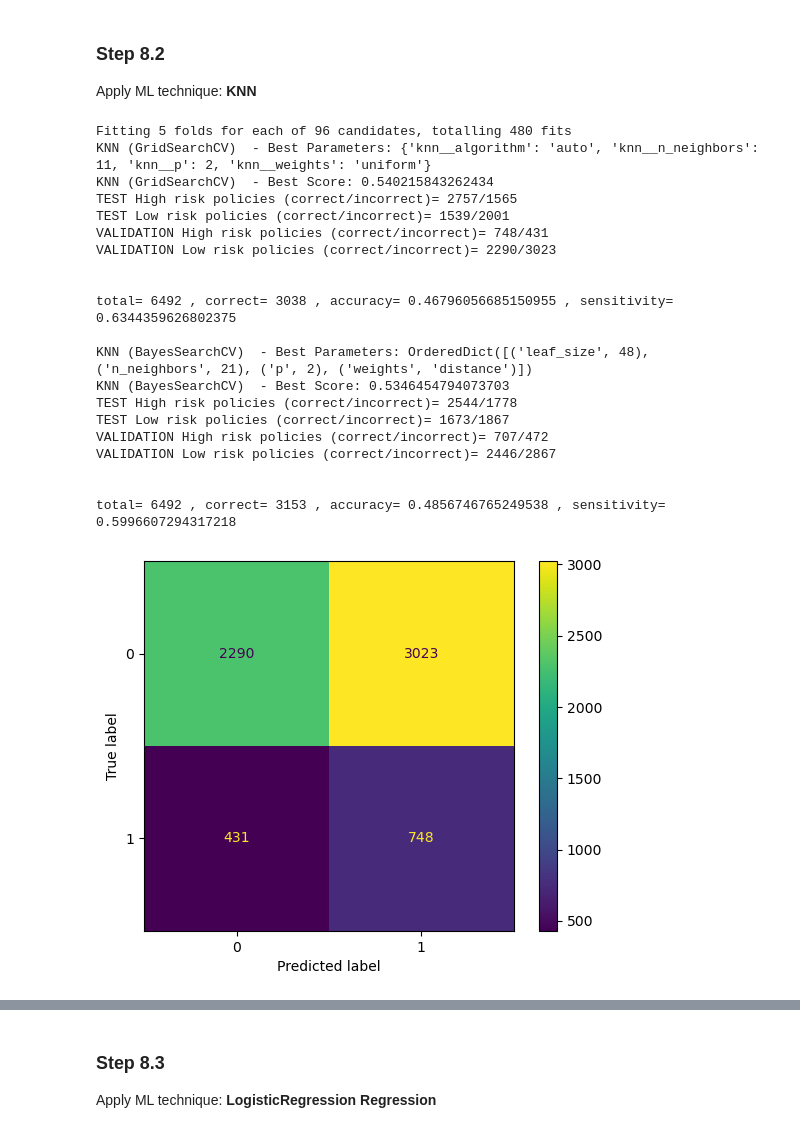
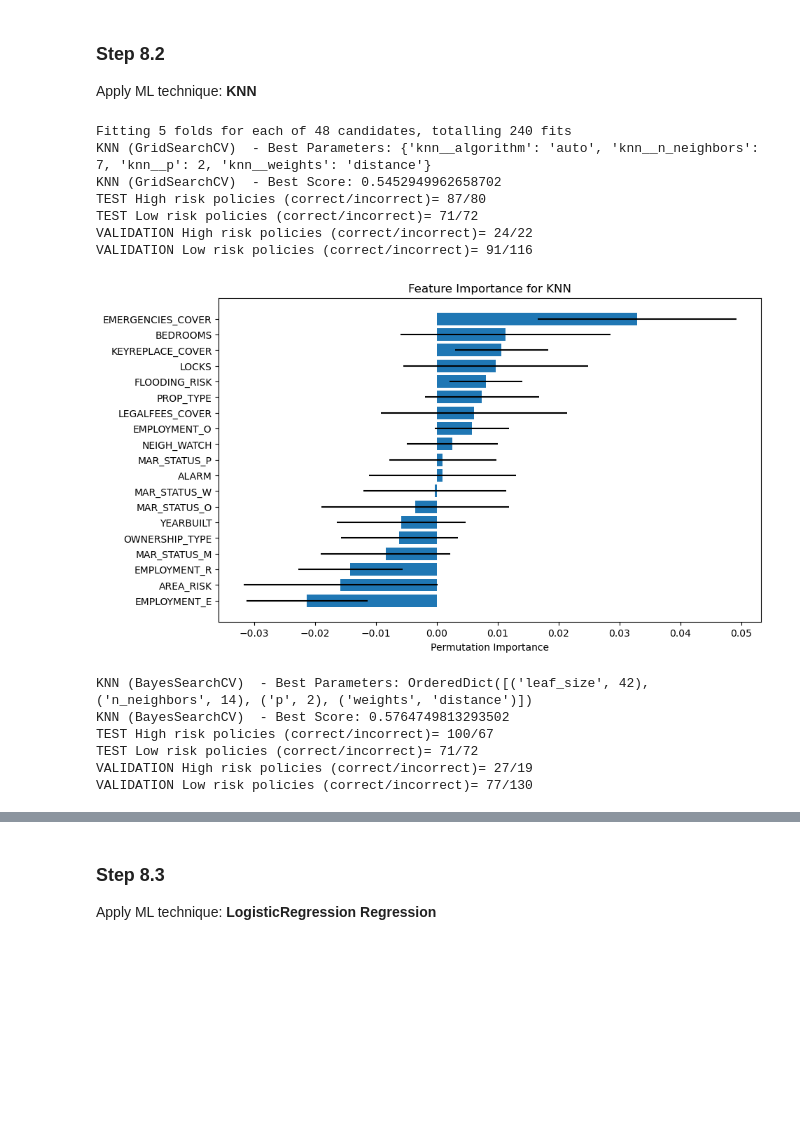
Before and after one commit to vhar19/Capstone, a Jupyter notebook: capstone.ipynb, the cells around one changed output, grey strips where cells are left out. Drawn from its saved outputs; the diff is of its cells as text; code cells hidden in the pictures; blank space fills up the shorter version.

```diff
--- a/capstone.ipynb
+++ b/capstone.ipynb
@@ -730,13 +787,14 @@ from sklearn.neighbors import KNeighborsClassifier
 from sklearn.preprocessing import StandardScaler
 
 
-knn = KNeighborsClassifier()
+
+
 
 def run_grid_search_knn():
 
     param_grid = {
         'knn__n_neighbors': [1, 3, 5, 7, 9, 11],
-        'knn__weights': ['uniform', 'distance'],
+        'knn__weights': [ 'distance'],  #'uniform',
         'knn__algorithm': ['auto', 'ball_tree', 'kd_tree', 'brute'],
         'knn__p': [1, 2]
     }
@@ -760,8 +818,7 @@ def run_grid_search_knn():
 
     y_predval = grid_search.predict(X_validation)
 
-    return ModelResult(y_pred, y_predval, grid_search.best_params_, grid_search.best_score_, "KNN (GridSearchCV)")
-
+    return ModelResult(y_pred, y_predval, grid_search, "KNN (GridSearchCV)")
 
 
 def run_bayes_optimisation_knn():
@@ -771,57 +828,51 @@ def run_bayes_optimisation_knn():
         'p': (1, 2),  # 1 = Manhattan distance and 2 = Euclidean distance
         'weights': [ 'distance']   # there is a bug om sklearn with 'uniform' setting and bayes search, so cannot use this mode here
     }
+
+    knn = KNeighborsClassifier()
 
     bayes_search = BayesSearchCV(
         estimator=knn,
         search_spaces=search_space,
         n_iter=10,
         cv=5,  # Number of cross-validation folds
         random_state=42,
         n_jobs=-1
     )
 
     bayes_search.fit(X_train, y_train)
 
     y_pred = bayes_search.predict(X_test)
 
     y_predval = bayes_search.predict(X_validation)
 
-    return ModelResult(y_pred, y_predval, bayes_search.best_params_, bayes_search.best_score_, "KNN (BayesSearchCV)")
-
+    return ModelResult(y_pred, y_predval, bayes_search, "KNN (BayesSearchCV)")
 
 
 
 knn_result_gridsearch = run_grid_search_knn()
 
 knn_result_gridsearch.print_results(y_test, y_validation)
 
-print_confusion_matrix(confusion_matrix(y_validation, knn_result_gridsearch.y_predval))
+knn_result_gridsearch.print_permutations(X_test, y_test)
 
 knn_result_bayes = run_bayes_optimisation_knn()
 
 knn_result_bayes.print_results(y_test, y_validation)
 
-print_confusion_matrix(confusion_matrix(y_validation, knn_result_bayes.y_predval))
+knn_result_bayes.print_permutations(X_test, y_test)
 # %% [output]
-Fitting 5 folds for each of 96 candidates, totalling 480 fits
-KNN (GridSearchCV)  - Best Parameters: {'knn__algorithm': 'auto', 'knn__n_neighbors': 11, 'knn__p': 2, 'knn__weights': 'uniform'}
-KNN (GridSearchCV)  - Best Score: 0.540215843262434
-TEST High risk policies (correct/incorrect)= 2757/1565
-TEST Low risk policies (correct/incorrect)= 1539/2001
-VALIDATION High risk policies (correct/incorrect)= 748/431
-VALIDATION Low risk policies (correct/incorrect)= 2290/3023
-
-
-total= 6492 , correct= 3038 , accuracy= 0.46796056685150955 , sensitivity= 0.6344359626802375
-
-KNN (BayesSearchCV)  - Best Parameters: OrderedDict([('leaf_size', 48), ('n_neighbors', 21), ('p', 2), ('weights', 'distance')])
-KNN (BayesSearchCV)  - Best Score: 0.5346454794073703
-TEST High risk policies (correct/incorrect)= 2544/1778
-TEST Low risk policies (correct/incorrect)= 1673/1867
-VALIDATION High risk policies (correct/incorrect)= 707/472
-VALIDATION Low risk policies (correct/incorrect)= 2446/2867
-
-
-total= 6492 , correct= 3153 , accuracy= 0.4856746765249538 , sensitivity= 0.5996607294317218
+Fitting 5 folds for each of 48 candidates, totalling 240 fits
+KNN (GridSearchCV)  - Best Parameters: {'knn__algorithm': 'auto', 'knn__n_neighbors': 7, 'knn__p': 2, 'knn__weights': 'distance'}
+KNN (GridSearchCV)  - Best Score: 0.5452949962658702
+TEST High risk policies (correct/incorrect)= 87/80
+TEST Low risk policies (correct/incorrect)= 71/72
+VALIDATION High risk policies (correct/incorrect)= 24/22
+VALIDATION Low risk policies (correct/incorrect)= 91/116
-[figure, old version]
+[figure, new version]
+KNN (BayesSearchCV)  - Best Parameters: OrderedDict([('leaf_size', 42), ('n_neighbors', 14), ('p', 2), ('weights', 'distance')])
+KNN (BayesSearchCV)  - Best Score: 0.5764749813293502
+TEST High risk policies (correct/incorrect)= 100/67
+TEST Low risk policies (correct/incorrect)= 71/72
+VALIDATION High risk policies (correct/incorrect)= 27/19
+VALIDATION Low risk policies (correct/incorrect)= 77/130
```
Also changed, not shown: parts of 11 cells of this notebook, 2 other files.
